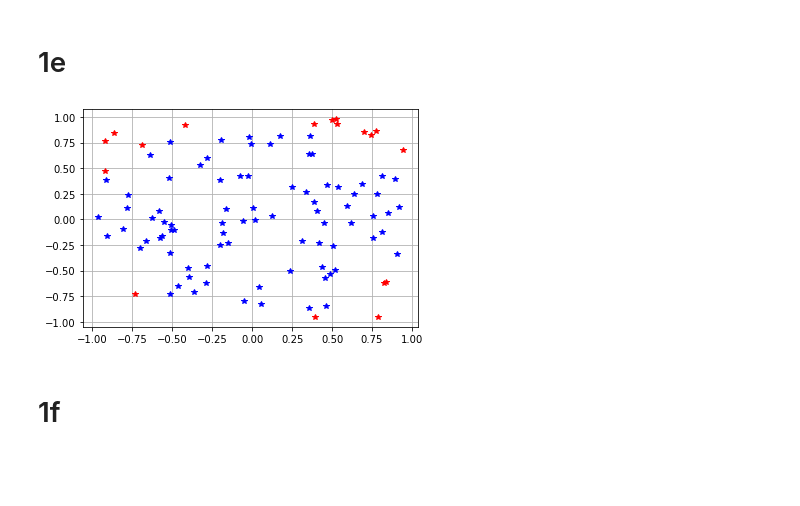
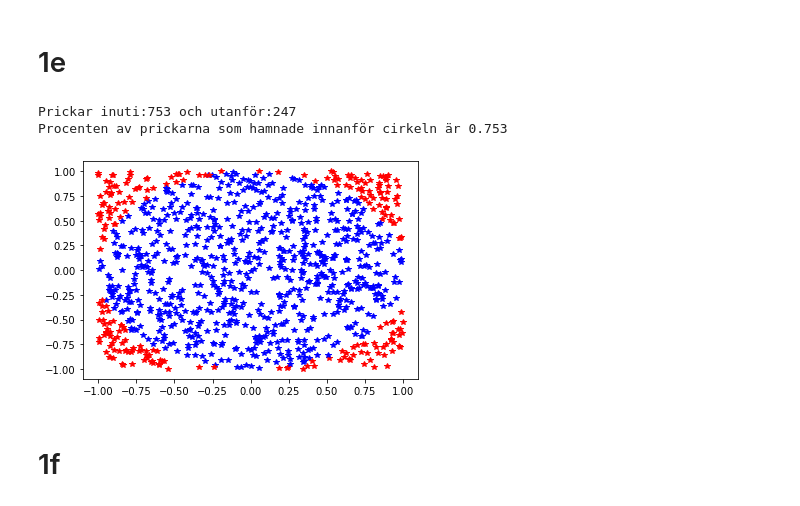
Before and after one commit to Limpan0305/linus_sundsten_TE19C, a Jupyter notebook: Programmering1/Programmeringslaboration/Uppgift1.ipynb, the cells around one changed output. Cells and saved outputs as stored; diff of their text form; code cells hidden in the pictures; blank space fills up the shorter version.

```diff
--- a/Programmering1/Programmeringslaboration/Uppgift1.ipynb
+++ b/Programmering1/Programmeringslaboration/Uppgift1.ipynb
@@ -54,21 +54,28 @@ plt.show() #Visar diagrammet
 # 1e
 # %%
 import random as rnd #Importar random eftersom jag använder det senare när jag ska slumpa flera punkter
+import matplotlib.pyplot as plt
+inne=0 #Sätter ett startvärde för en variabel så den kan ränkas senare, samma sak för raden nedanför
+ute=0
 
-for i in range(100): #Vill upprepa det 100 gånger
+for i in range(1000): #Vill upprepa det 100 gånger
     x = rnd.uniform(-1,1) #Bestämmer intervall för prickarna i x-led
     y = rnd.uniform(-1,1) #Bestämmer intervall för prickarna i y-led
-    if x**2+y**2 <= 1: #De punkterna som
-        plt.plot(x,y, '*b') #Printa de punkter som ligger innnaför cirkeln
-    else:
-        plt.plot(x,y, '*r') #Printa de punkter som ligger utanför cirkeln
+    if x**2+y**2 <= 1: #De punkterna som hamnar i cirkeln
+            inne+=1 #Ökar antalet med 1 varje gång if satsen inträffar
+            plt.plot(x,y, '*b') #Printa de punkter som ligger innnaför cirkeln
+    else: #Punkterna som inte hamnar i cirkeln
+            ute+=1 #Ökar antalet med 1 varje gång if satsen (else) inträffar
+            plt.plot(x,y, '*r') #Printa de punkter som ligger utanför cirkeln
 
-plt.grid() #Gör rutnätet i diagrammet
-plt.show() #Visar diagrammet
+Procenten = inne/1000 #Får fram en procent av hur många prickar som hamnade innanför cirkeln
 
-#Jag fick 18 punkter utnför cirkeln och 82 innanför av totalt 100 printade prickar. Detta innebär att jag ska dela 87 med 100, för att få fram procent av prickarna som printades innanför cirkeln. 82/100=0.82 så 82 procent.
+print(f"Prickar inuti:{inne} och utanför:{ute}")
+print(f"Procenten av prickarna som hamnade innanför cirkeln är {Procenten}")
 # %% [output]
+Prickar inuti:753 och utanför:247
+Procenten av prickarna som hamnade innanför cirkeln är 0.753
-[figure, old version]
+[figure, new version]
 # %% [markdown]
 # 1f
 # %%
```
Also changed, not shown: parts of 8 cells of this notebook.
